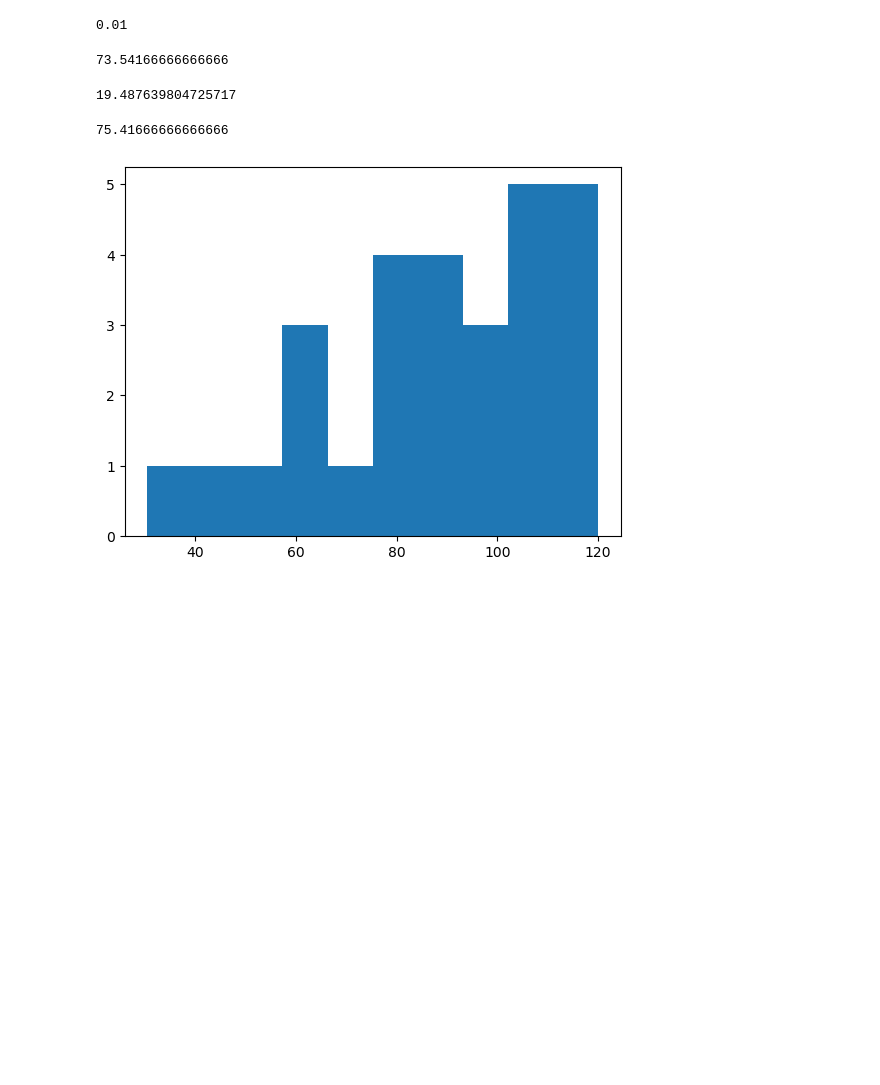
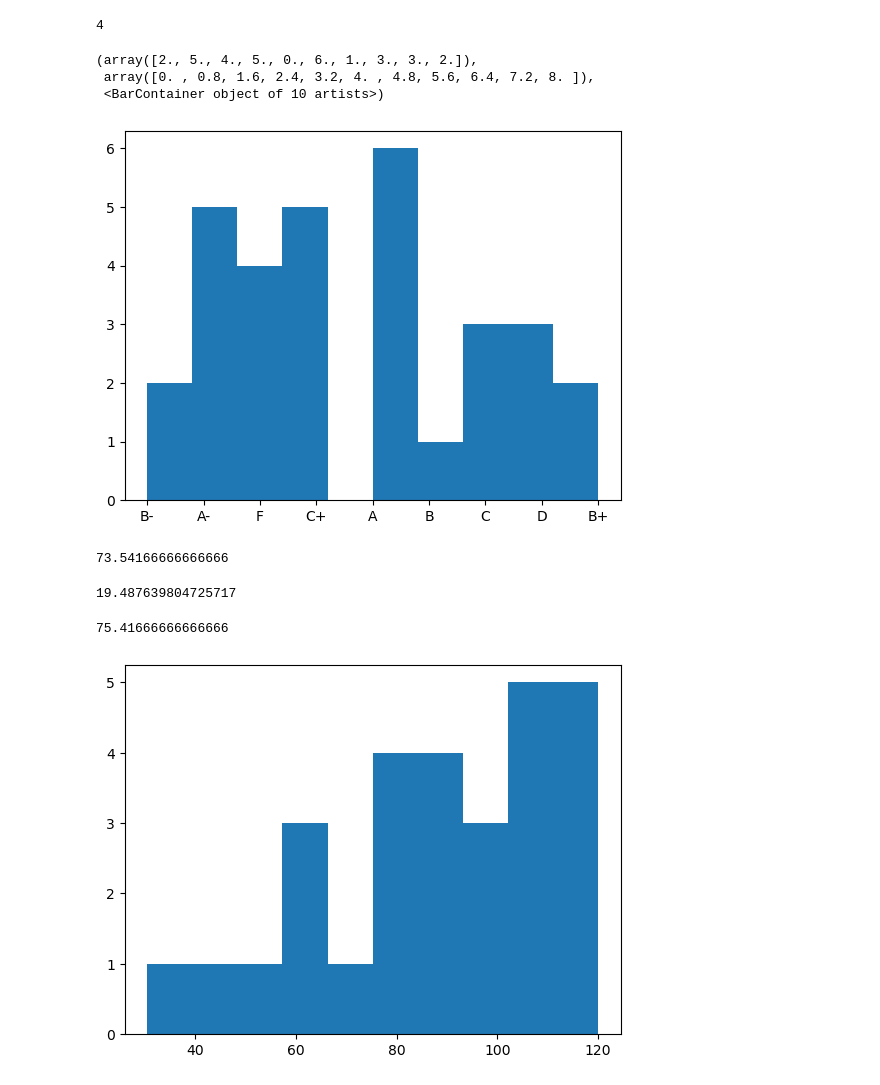
Before and after one commit to IsabelCoronaGuevara/CUDenver-Thesis, a Jupyter notebook: Untitled.ipynb, the cells around one changed output. Saved outputs shown, nothing was run; the diff lists cells and outputs as text; code cells hidden in the pictures; blank space fills up the shorter version.

```diff
--- a/Untitled.ipynb
+++ b/Untitled.ipynb
@@ -7,6 +7,78 @@ grades_exam1 = [86 , 101.5 , 87 , 50 , 97 , 84 , 81.5 , 86.5 , 91 , 87.5 , 98 ,
   101 , 67.5 , 83 , 104 , 69.5 , 98.5 , 98 , 98 , 103 , 40 , 93.5 ,
   77 , 96.5 , 80.5 , 78 , 92 , 65.5]
 # %%
-1e-2
+final_grades = np.array([82.79,
+91.01,
+16.54,
+90.92,
+77.48,
+77.73,
+100.33,
+84.94,
+75.01,
+76.15,
+51.76,
+42.70,
+90.68,
+96.01,
+101.37,
+90.24,
+43.50,
+98.67,
+66.71,
+99.76,
+79.91,
+63.62,
+100.57,
+87.88,
+78.83,
+92.89,
+76.93,
+77.55,
+81.57,
+60.34,
+77.10])
-# %% [output]
-0.01
+# %%
+letter_grades = [
+'B-',
+'A-',
+'F',
+'A-',
+'C+',
+'C+',
+'A',
+'B',
+'C',
+'C',
+'F',
+'F',
+'A-',
+'A',
+'A',
+'A-',
+'F',
+'A',
+'D',
+'A',
+'B+',
+'D',
+'A',
+'B+',
+'C+',
+'A-',
+'C',
+'C+',
+'B-',
+'D',
+'C+']
+# %%
+letter_grades.count('F')
+# %% [output]
+4
+# %%
+plt.hist(letter_grades)
+# %% [output]
+(array([2., 5., 4., 5., 0., 6., 1., 3., 3., 2.]),
+ array([0. , 0.8, 1.6, 2.4, 3.2, 4. , 4.8, 5.6, 6.4, 7.2, 8. ]),
+ <BarContainer object of 10 artists>)
+[figure, added]
```
Also changed, not shown: parts of 2 cells of this notebook, 1 other file.
